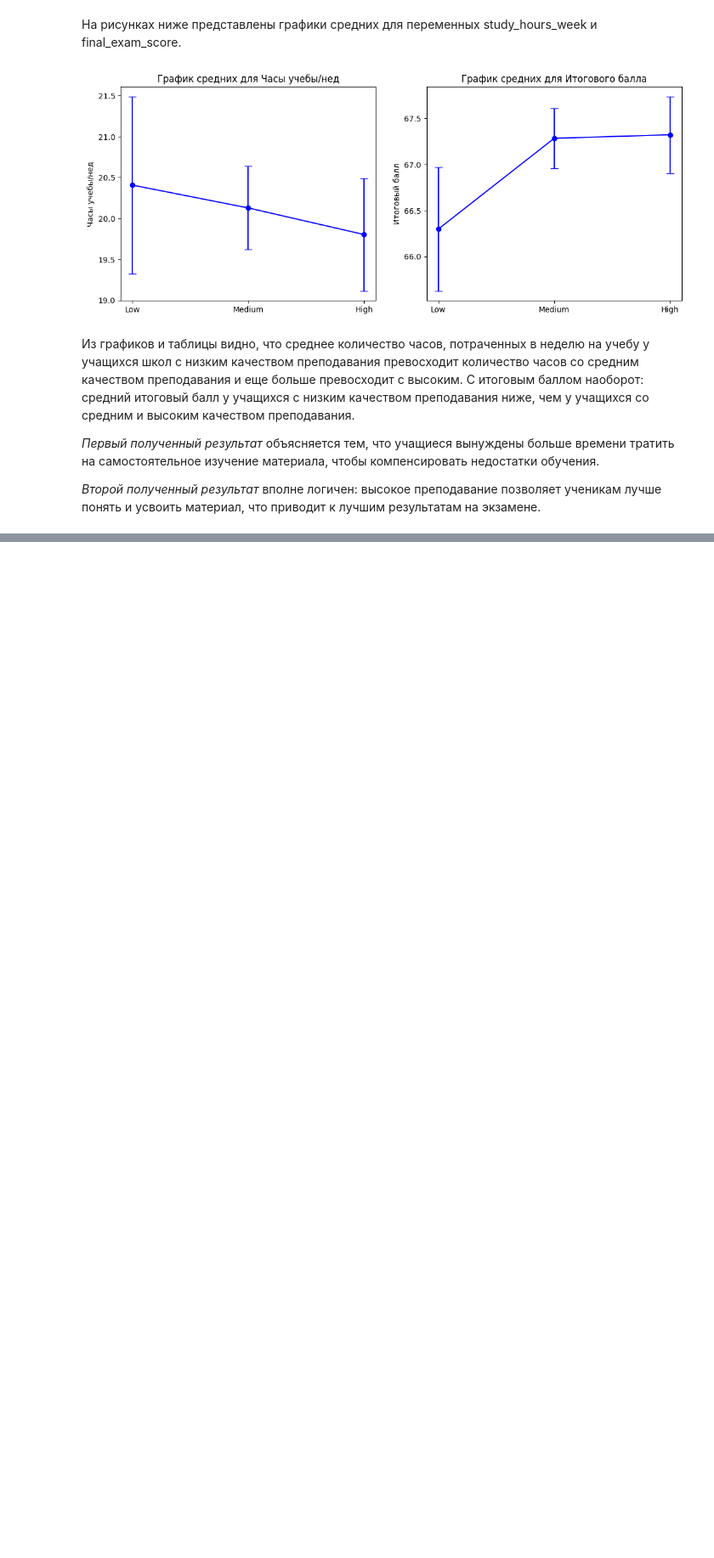
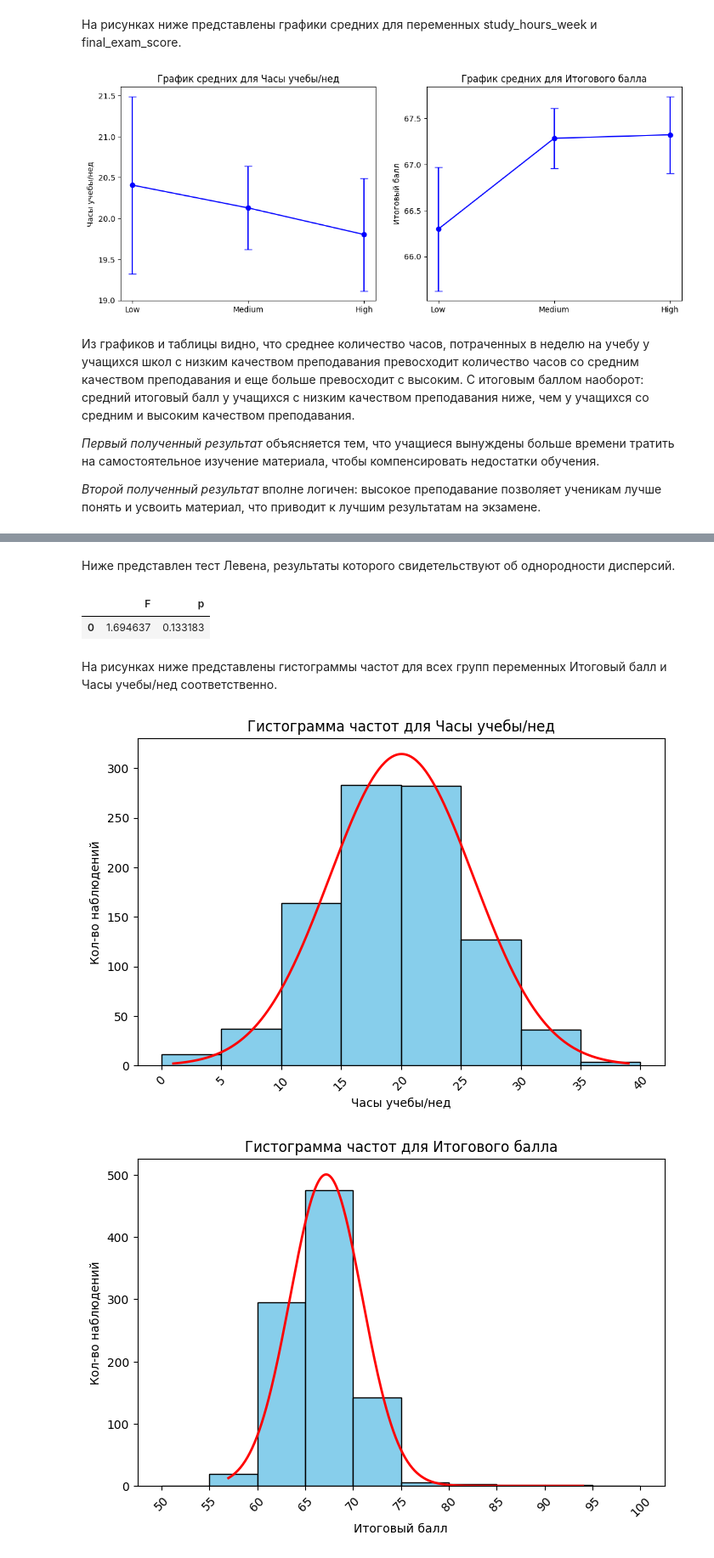
Before and after one commit to Shponarskii/student-perfomance-factors, a Jupyter notebook: notebooks/analysis_of_variance.ipynb, the cells around one changed output, grey strips where cells are left out. Shown: that part at 85% size. Drawn from its saved outputs; the diff is of its cells as text; code cells hidden in the pictures; blank space fills up the shorter version.

```diff
--- a/notebooks/analysis_of_variance.ipynb
+++ b/notebooks/analysis_of_variance.ipynb
@@ -111,0 +248,41 @@ plt.show()
+# %% [markdown]
+Ниже представлен тест Левена, результаты которого свидетельствуют об однородности дисперсий.
+# %%
+order = [("Low", "Male"), ("Low", "Female"), ("Medium", "Male"), ("Medium", "Female"), ("High", "Male"),("High", "Female")]
+groups = []
+for tq, g in order:
+    grp = df[(df["teaching_quality"] == tq) & (df["gender"] == g)]["final_exam_score"].dropna()
+    groups.append(grp)
+
+F, p = levene(*groups, center='mean')
+result = pd.DataFrame({"F": [F], "p": [p]})
+result
+# %% [output]
+|  | F | p |
+| 0 | 1.694637 | 0.133183 |
+# %% [markdown]
+На рисунках ниже представлены гистограммы частот для всех групп переменных Итоговый балл и Часы учебы/нед соответственно.
+# %%
+from scipy.stats import norm
+
+def plot_hist_with_normal(df, column, bins, xlabel, title):
+    data = df[column].dropna()
+    mu, sigma = norm.fit(data)
+    x = np.linspace(min(data), max(data), 300)
+    pdf = norm.pdf(x, mu, sigma)
+    count = pd.cut(data, bins=bins, right=True, include_lowest=True).value_counts().sort_index()
+
+    plt.figure(figsize=(8, 5))
+    plt.bar(bins[:-1], count.values, width=bins[1] - bins[0], align="edge", edgecolor="black", color="skyblue")
+    plt.plot(x, len(data) * (bins[1] - bins[0]) * pdf, linewidth=2, color="red")
+    plt.xticks(bins, rotation=45)
+    plt.xlabel(xlabel)
+    plt.ylabel("Кол-во наблюдений")
+    plt.title(title)
+    plt.show()
+
+plot_hist_with_normal(df=df, column="study_hours_week", bins=np.arange(0, 45, 5), xlabel="Часы учебы/нед", title="Гистограмма частот для Часы учебы/нед")
+plot_hist_with_normal(df=df, column="final_exam_score", bins=np.arange(50, 105, 5), xlabel="Итоговый балл", title="Гистограмма частот для Итогового балла")
+# %% [output]
+[figure, added]
+[figure, added]
```
Also changed, not shown: parts of 14 cells of this notebook.
